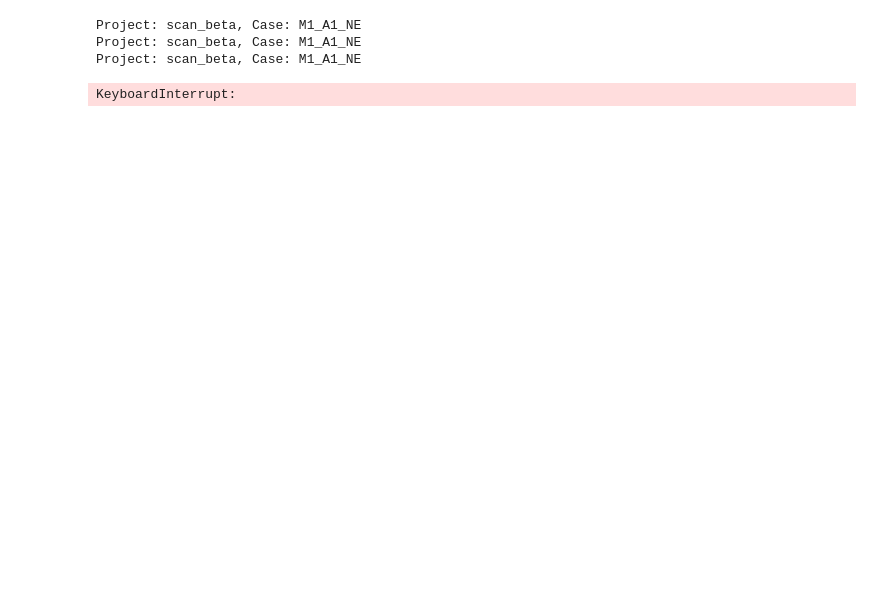
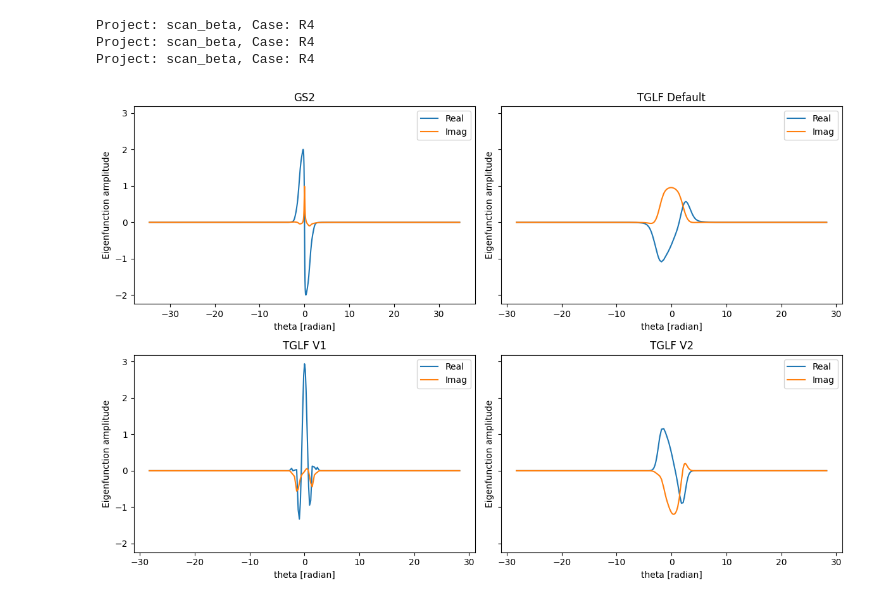
Before and after one commit to FelixWattsYork/EPS_2026_Analysis, a Jupyter notebook: Python_Scripts/Linear_Plotting.ipynb, the cells around one changed output. Saved outputs shown, nothing was run; the diff lists cells and outputs as text; code cells hidden in the pictures; blank space fills up the shorter version.

```diff
--- a/Python_Scripts/Linear_Plotting.ipynb
+++ b/Python_Scripts/Linear_Plotting.ipynb
@@ -38,5 +42,10 @@ Project: scan_beta, Case: M1_A1_NE
 # %%
 tglf_versions = ["TGLF","tglf_v1","tglf_v2"]
+name_dict = {
+    "TGLF":"Default",
+    "tglf_v1": "V1",
+    "tglf_v2": "V2",
+}
 tglf_project_dict ={}
 for project in projects:
     case_dict = {}
@@ -50,7 +59,7 @@ for project in projects:
                 tglf_pyoscan = PyroScan(pyroscan_json=json_path, load_base_pyro=True)
                 try:
                     tglf_pyoscan.load_gk_output(netcdf_file=net_cdf_path)
-                    version_dict[version] = tglf_pyoscan
+                    version_dict[name_dict[version]] = tglf_pyoscan
                 except Exception as e:
                     print(f"Error loading gk output for {project}/{case}/{version}: {e}")
                     # try:
@@ -65,7 +74,6 @@ for project in projects:
         case_dict[case] = version_dict
     tglf_project_dict[project] = case_dict
 # %% [output]
-Project: scan_beta, Case: M1_A1_NE
-Project: scan_beta, Case: M1_A1_NE
-Project: scan_beta, Case: M1_A1_NE
+Project: scan_beta, Case: R4
+Project: scan_beta, Case: R4
+Project: scan_beta, Case: R4
-KeyboardInterrupt:
@@ -72,3 +82,53 @@ KeyboardInterrupt:
+# %%
+# Plot Eigenfunction Differences between GS2, tglf_default and TGLF_v1, and TGLF_v2
+
+project = "scan_beta"
+case = "R4"
+ky = 0.5
+beta = 0.10
+reference_q = 0.036
+# %%
+fig, axes = plt.subplots(2, 2, figsize=(12, 8), sharey=True)
+
+labels = ["GS2", "TGLF Default", "TGLF V1", "TGLF V2"]
+
+def get_eig(data, is_gs2=False):
+    sel = data.gk_output["eigenfunctions"].sel(ky=ky, method="nearest").sum(dim="field").sel(beta=beta)
+    if not is_gs2:
+        sel = sel.sel(mode=0)
+    return np.real(sel), np.imag(sel)
+
+real_gs2, imag_gs2 = get_eig(project_dict[project][case], is_gs2=True)
+real_def, imag_def = get_eig(tglf_project_dict[project][case]["Default"])
+real_v1,  imag_v1  = get_eig(tglf_project_dict[project][case]["V1"])
+real_v2,  imag_v2  = get_eig(tglf_project_dict[project][case]["V2"])
+
+data_pairs = [
+    (real_gs2, imag_gs2),
+    (real_def, imag_def),
+    (real_v1,  imag_v1),
+    (real_v2,  imag_v2),
+]
+
+for ax, (real, imag), label in zip(axes.flat, data_pairs, labels):
+    real.plot(ax=ax, label="Real")
+    imag.plot(ax=ax, label="Imag")
+    ax.set_ylabel("Eigenfunction amplitude")
+    ax.set_title(label)
+    ax.legend()
+
+fig.tight_layout()
+ky_actual = float(
+    project_dict[project][case].gk_output["growth_rate"]
+    .sel(ky=ky, method="nearest")
+    .ky
+)
+
+path = f"../Plots/{project}/{case}"
+os.makedirs(path, exist_ok=True)
+plt.savefig(f"{path}/Eigenfunction Comparison— {case}, ky={ky_actual:.3f}, beta = {beta}.png", dpi=300)
+# %% [output]
+[figure, added]
 # %%
 # GYRO_DATA = Path("/mnt/data/Gyrokinetic_Simulations")
 # models_path = "/home/Felix/Documents/Physics_Work/Project_Codes/GP-MODELS/0.0.3/"  # This is using the 3000 data point model as opposed to the 100000 data point model for testing purposes
```
Also changed, not shown: parts of 11 cells of this notebook, 15 other files.
